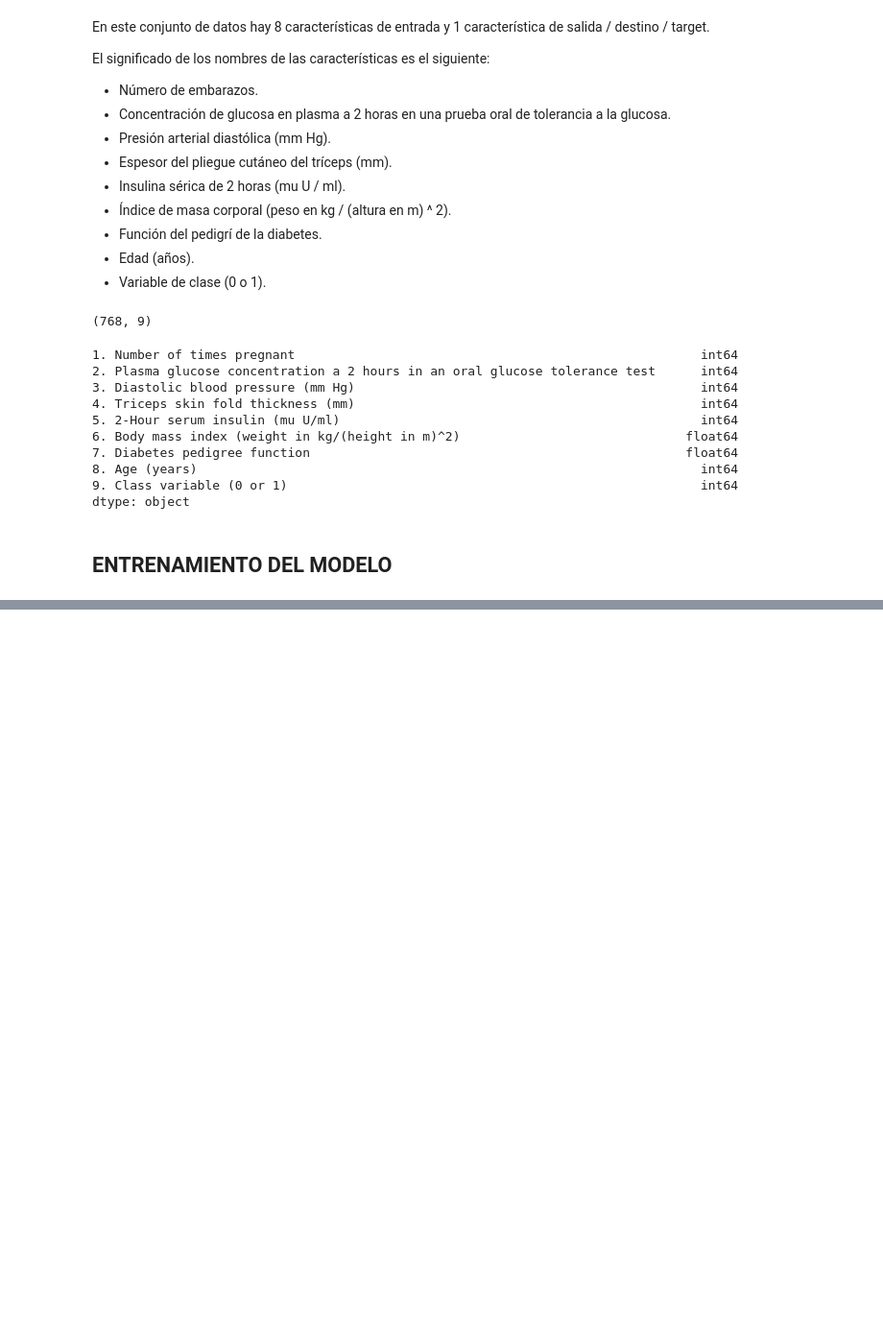
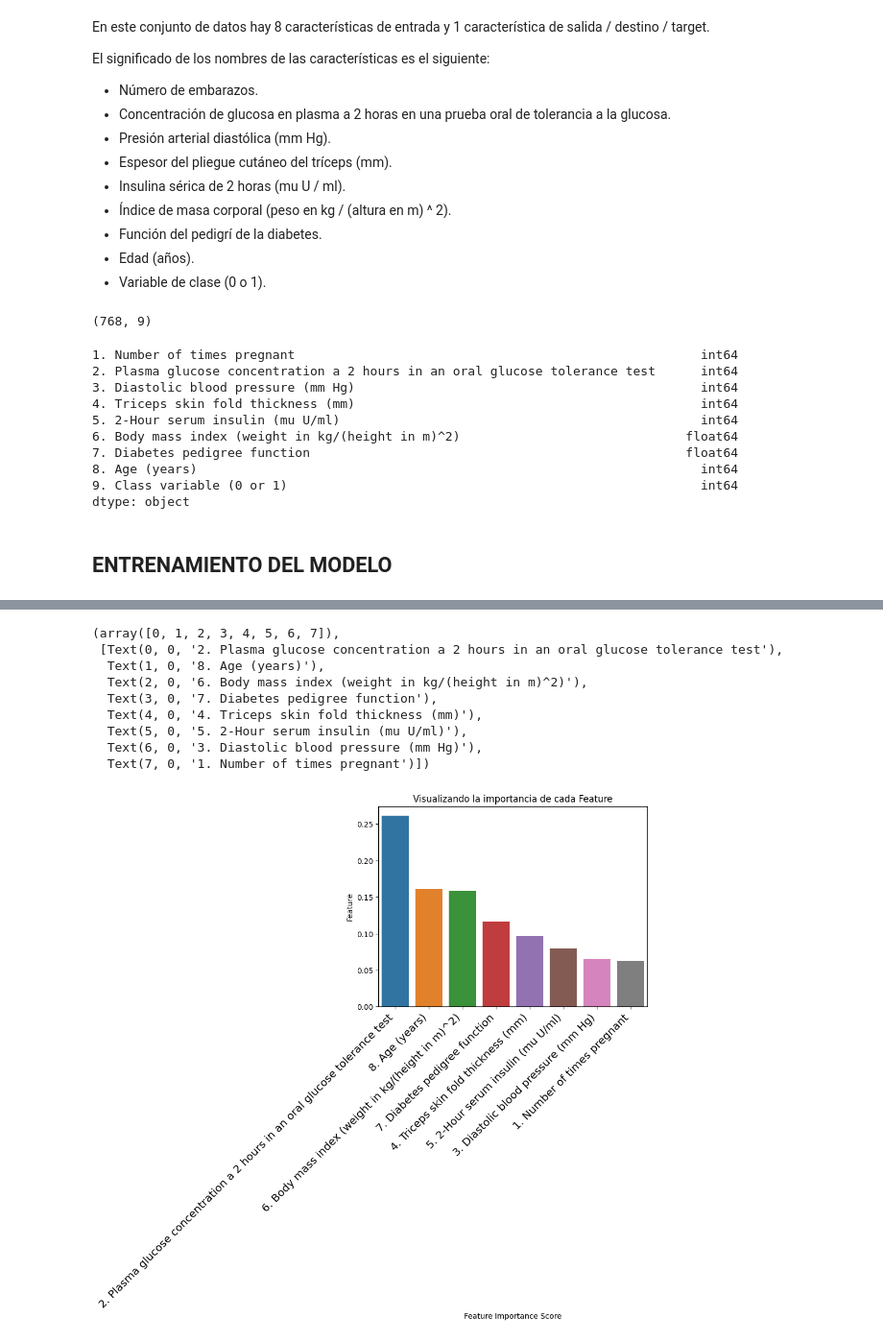
Before and after one commit to dparedes616/random_forest, a Jupyter notebook: random_forest.ipynb, the cells around one changed output, grey strips where cells are left out. Shown: that part at 96% size. Drawn from its saved outputs; the diff is of its cells as text; code cells hidden in the pictures; blank space fills up the shorter version.

```diff
--- a/random_forest.ipynb
+++ b/random_forest.ipynb
@@ -94,7 +94,7 @@ X_train, X_test, Y_train, Y_test = train_test_split(X,Y, test_size=0.30, random_
 #Importamos el algoritmo de arbol de decisiones
 from sklearn.ensemble import RandomForestClassifier
 #Creamos el modelo
-random_forest=RandomForestClassifier(n_estimators=10, random_state=00000)
+random_forest=RandomForestClassifier(n_estimators=6, random_state=00000)
 # %%
 #Entrenamiento del modelo
 random_forest.fit(X_train, Y_train)
@@ -106,0 +122,6 @@ Y_test_pred=random_forest.predict(X_test)
+# %%
+#Verificamos el fature importances
+feature_importances_df=pd.DataFrame(
+     {"feature": list(X.columns), "importance": random_forest.feature_importances_}).sort_values("importance", ascending = False)
+#Mostramos
+feature_importances_df
@@ -106,0 +138,17 @@ Y_test_pred=random_forest.predict(X_test)
+# %%
+sns.barplot(x=feature_importances_df.feature, y=feature_importances_df.importance)
+plt.xlabel("Feature Importance Score")
+plt.ylabel("Feature")
+plt.title("Visualizando la importancia de cada Feature")
+plt.xticks(rotation=45, horizontalalignment = "right", fontweight="light", fontsize="x-large")
+# %% [output]
+(array([0, 1, 2, 3, 4, 5, 6, 7]),
+ [Text(0, 0, '2. Plasma glucose concentration a 2 hours in an oral glucose tolerance test'),
+  Text(1, 0, '8. Age (years)'),
+  Text(2, 0, '6. Body mass index (weight in kg/(height in m)^2)'),
+  Text(3, 0, '7. Diabetes pedigree function'),
+  Text(4, 0, '4. Triceps skin fold thickness (mm)'),
+  Text(5, 0, '5. 2-Hour serum insulin (mu U/ml)'),
+  Text(6, 0, '3. Diastolic blood pressure (mm Hg)'),
+  Text(7, 0, '1. Number of times pregnant')])
+[figure, added]
```
Also changed, not shown: parts of 6 cells of this notebook.
